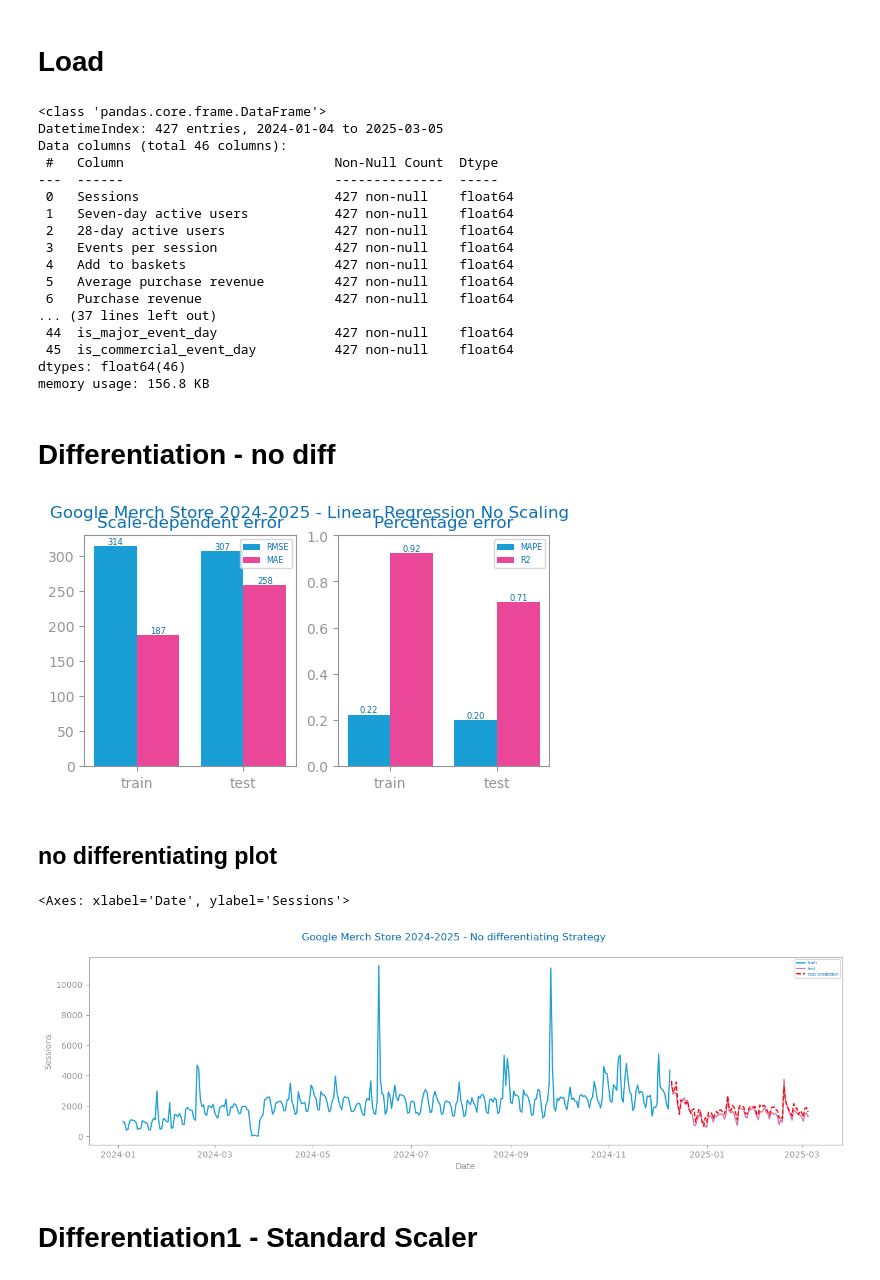
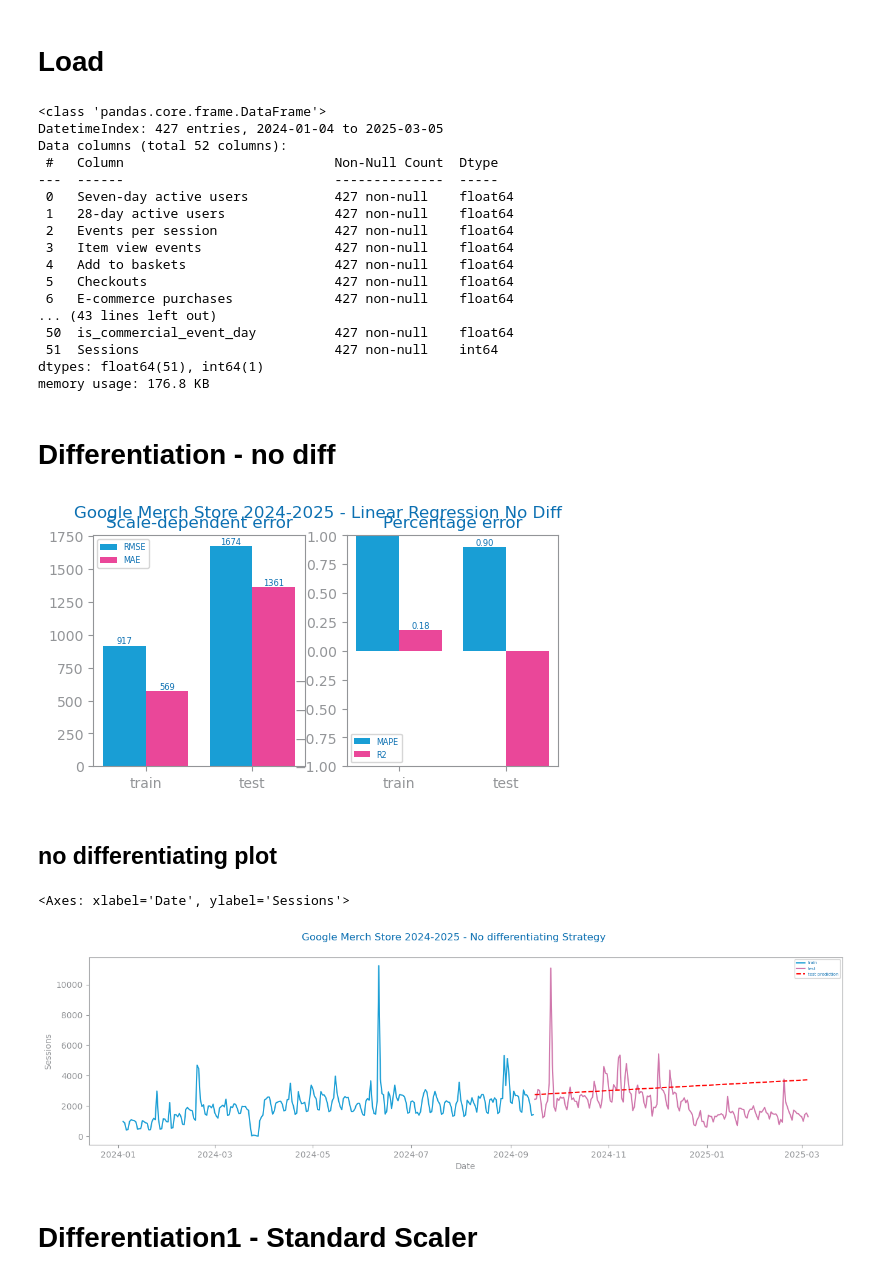
Before and after one commit to jvanalytics/ist_dash_2024_rec, a Jupyter notebook: time_series_forecasting/notebooks/dataset_3/4_ga4_merch_agg_2024_time_series_differentiation.ipynb, the cells around one changed output. Cells and saved outputs as stored; diff of their text form; code cells hidden in the pictures.

Commit message:
updated test train method for linear regression on data prep

```diff
--- a/time_series_forecasting/notebooks/dataset_3/4_ga4_merch_agg_2024_time_series_differentiation.ipynb
+++ b/time_series_forecasting/notebooks/dataset_3/4_ga4_merch_agg_2024_time_series_differentiation.ipynb
@@ -32,59 +32,73 @@ data=pd.read_csv(filepath, decimal=".",  index_col='Date', parse_dates=True,  in
 target='Sessions'
 series: Series = data[target]
 
-test_split_threshold = 0.8
+test_split_threshold = 0.6
 
 data.info()
 # %% [output]
 <class 'pandas.core.frame.DataFrame'>
 DatetimeIndex: 427 entries, 2024-01-04 to 2025-03-05
-Data columns (total 46 columns):
+Data columns (total 52 columns):
  #   Column                           Non-Null Count  Dtype
 ---  ------                           --------------  -----
- 0   Sessions                         427 non-null    float64
- 1   Seven-day active users           427 non-null    float64
- 2   28-day active users              427 non-null    float64
- 3   Events per session               427 non-null    float64
+ 0   Seven-day active users           427 non-null    float64
+ 1   28-day active users              427 non-null    float64
+ 2   Events per session               427 non-null    float64
+ 3   Item view events                 427 non-null    float64
  4   Add to baskets                   427 non-null    float64
- 5   Average purchase revenue         427 non-null    float64
- 6   Purchase revenue                 427 non-null    float64
-... (37 lines left out)
- 44  is_major_event_day               427 non-null    float64
- 45  is_commercial_event_day          427 non-null    float64
-dtypes: float64(46)
-memory usage: 156.8 KB
+ 5   Checkouts                        427 non-null    float64
+ 6   E-commerce purchases             427 non-null    float64
+... (43 lines left out)
+ 50  is_commercial_event_day          427 non-null    float64
+ 51  Sessions                         427 non-null    int64
+dtypes: float64(51), int64(1)
+memory usage: 176.8 KB
 # %% [markdown]
 # Differentiation - no diff
 # %%
 from pandas import Series
 from dslabs_functions import plot_forecasting_eval
 from sklearn.linear_model import LinearRegression
+from numpy import arange
 
 
 data_0 = data.copy()
 
 # Split the data into train and test sets
 train_0, test_0 = series_train_test_split(data_0, trn_pct=test_split_threshold)
 
-# Prepare the training and testing data
-trnX_0 = train_0.drop(columns=[target])
-trnY_0 = train_0[target]
-tstX_0 = test_0.drop(columns=[target])
-tstY_0 = test_0[target]
+
+# Ensure no data leakage
+assert not set(train_0.index).intersection(set(test_0.index)), "Data leakage detected: Train and test sets overlap."
+
+
+# Prepare the training and testing data from dataframes with features and target
+# trnX_0 = train_0.drop(columns=[target])
+# trnY_0 = train_0[target]
+# tstX_0 = test_0.drop(columns=[target])
+# tstY_0 = test_0[target]
+
+
+# Prepare the training and testing data using the time index as the feature
+trnX_0 = arange(len(train_0)).reshape(-1, 1)
+trnY_0 = train_0[target].to_numpy()
+tstX_0 = arange(len(train_0), len(data_0)).reshape(-1, 1)
+tstY_0 = test_0[target].to_numpy()
+
 
 # Fit the linear regression model
 model_0 = LinearRegression()
 model_0.fit(trnX_0, trnY_0)
 
 # Predict the training and testing data
 prd_trn_0 = Series(model_0.predict(trnX_0), index=train_0.index)
 prd_tst_0 = Series(model_0.predict(tstX_0), index=test_0.index)
 
 # Plot the forecasting evaluation
-plot_forecasting_eval(train_0[target], test_0[target], prd_trn_0, prd_tst_0, title=f"{file_tag} - Linear Regression No Scaling")
-savefig(f"images/{file_tag}_linear_regression_eval_no_scale.png")
+plot_forecasting_eval(train_0[target], test_0[target], prd_trn_0, prd_tst_0, title=f"{file_tag} - Linear Regression No Diff")
+savefig(f"images/{file_tag}_linear_regression_eval_no_diff.png")
 # %% [output]
-[figure, old version]
+[figure, new version]
 # %% [markdown]
 ## no differentiating plot
 # %%
@@ -98,7 +112,7 @@ plot_forecasting_series(
 )
 # %% [output]
 <Axes: xlabel='Date', ylabel='Sessions'>
-[figure, old version]
+[figure, new version]
 # %% [markdown]
 # Differentiation1 - Standard Scaler
 # %% [markdown]
```
Also changed, not shown: parts of 5 cells of this notebook, 20 other files.
